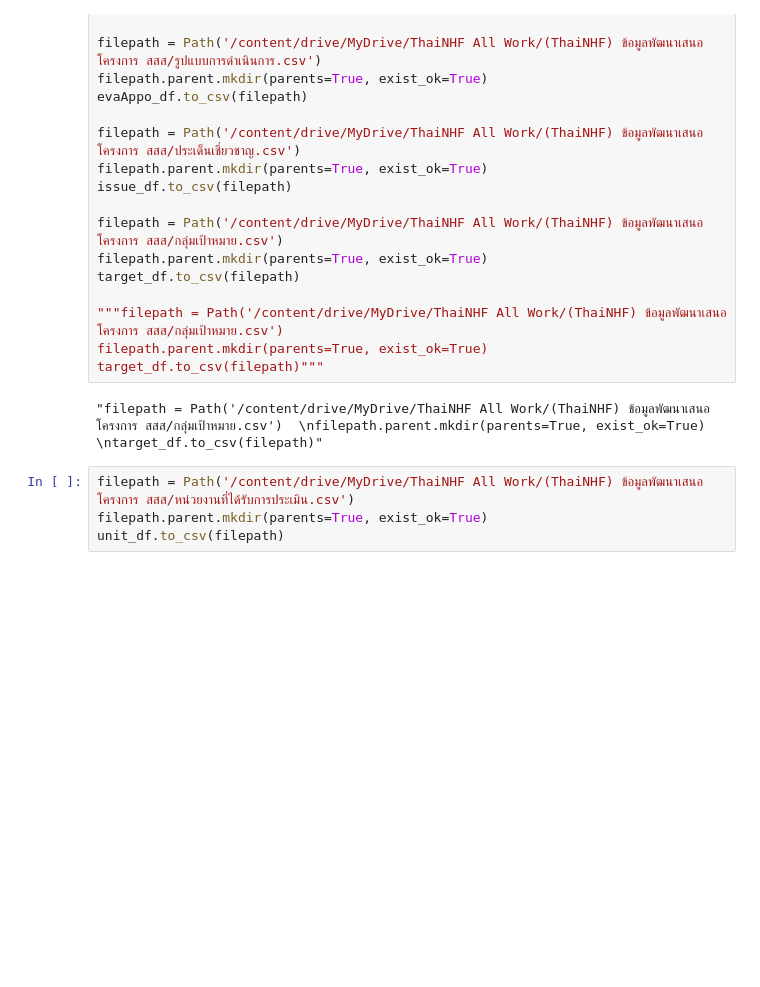
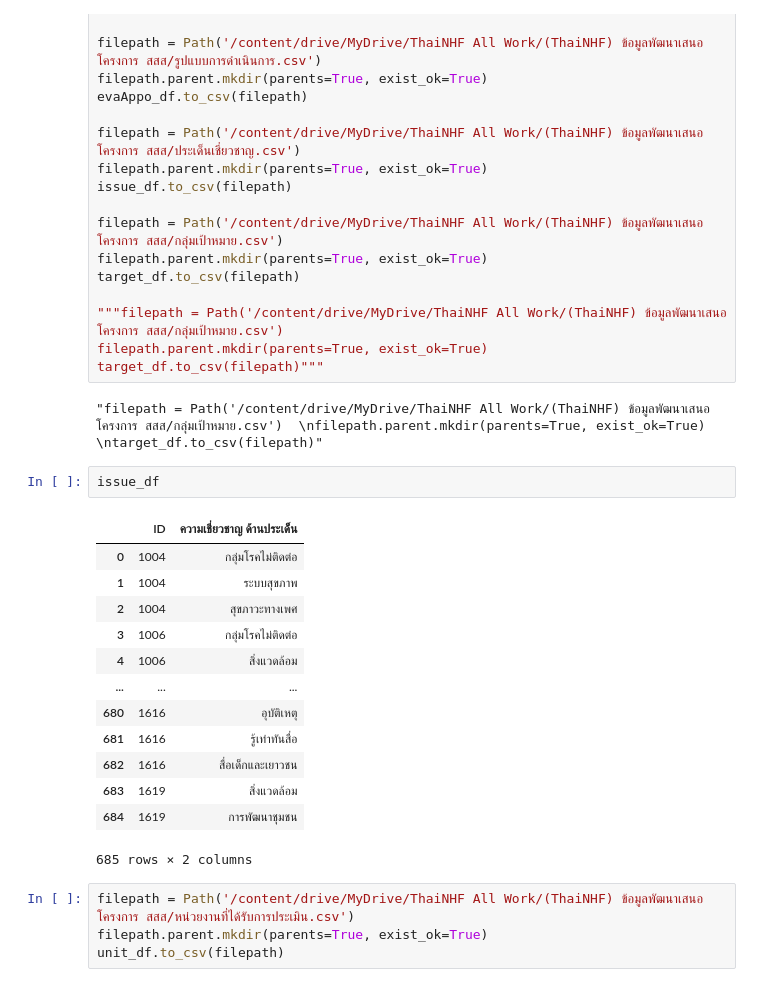
Before and after one commit to thainhf/proj-me-db-data, a Jupyter notebook: Clean_data.ipynb, the cells around one changed output. Saved outputs shown, nothing was run; the diff lists cells and outputs as text; blank space fills up the shorter version.

```diff
--- a/Clean_data.ipynb
+++ b/Clean_data.ipynb
@@ -699,6 +735,22 @@ filepath.parent.mkdir(parents=True, exist_ok=True)
 target_df.to_csv(filepath)"""
 # %% [output]
 "filepath = Path('/content/drive/MyDrive/ThaiNHF All Work/(ThaiNHF) ข้อมูลพัฒนาเสนอโครงการ สสส/กลุ่มเป้าหมาย.csv')  \nfilepath.parent.mkdir(parents=True, exist_ok=True) \ntarget_df.to_csv(filepath)"
+# %%
+issue_df
+# %% [output]
+|  | ID | ความเชี่ยวชาญ ด้านประเด็น |
+| 0 | 1004 | กลุ่มโรคไม่ติดต่อ |
+| 1 | 1004 | ระบบสุขภาพ |
+| 2 | 1004 | สุขภาวะทางเพศ |
+| 3 | 1006 | กลุ่มโรคไม่ติดต่อ |
+| 4 | 1006 | สิ่งแวดล้อม |
+| ... | ... | ... |
+| 680 | 1616 | อุบัติเหตุ |
+| 681 | 1616 | รู้เท่าทันสื่อ |
+| 682 | 1616 | สื่อเด็กและเยาวชน |
+| 683 | 1619 | สิ่งแวดล้อม |
+| 684 | 1619 | การพัฒนาชุมชน |
+685 rows × 2 columns
 # %%
 filepath = Path('/content/drive/MyDrive/ThaiNHF All Work/(ThaiNHF) ข้อมูลพัฒนาเสนอโครงการ สสส/หน่วยงานที่ได้รับการประเมิน.csv')
 filepath.parent.mkdir(parents=True, exist_ok=True)
```
Also changed, not shown: parts of 5 cells of this notebook.
